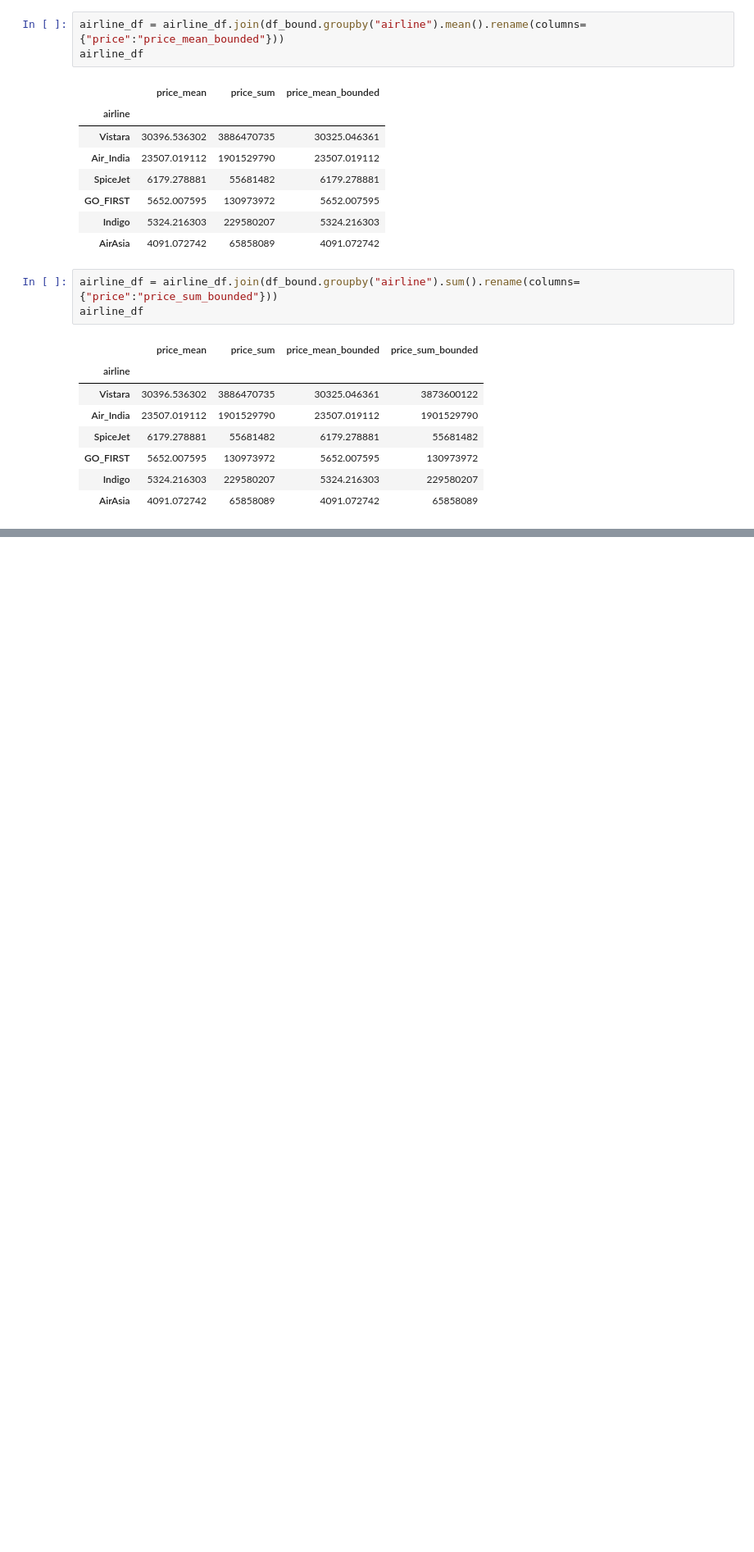
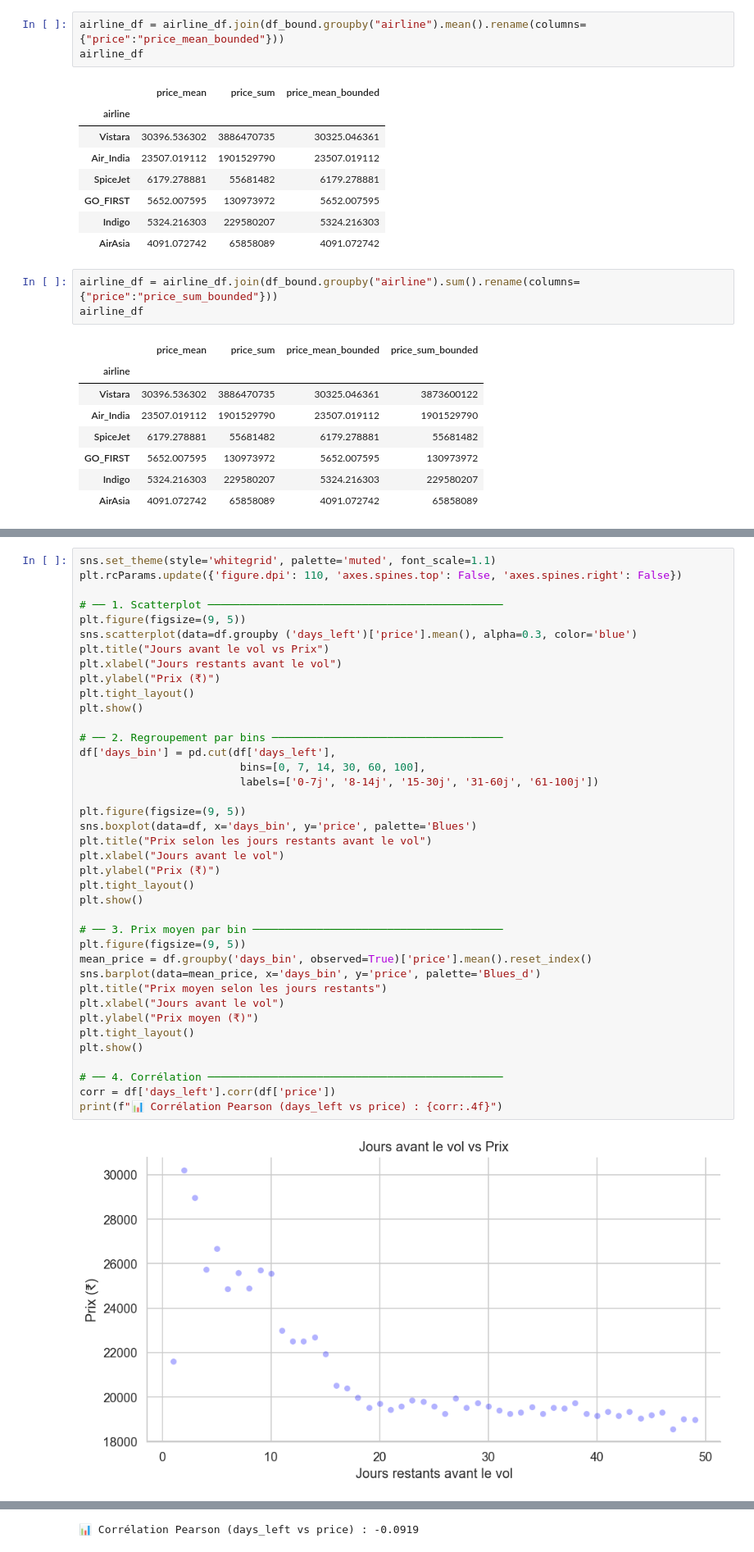
Before and after one commit to nouresho/Pr-diction-du-prix-des-billets-d-avion, a Jupyter notebook: 01_EDA.ipynb, the cells around one changed output, grey strips where cells are left out. Shown at 82% size. Cells and saved outputs as stored; diff of their text form; blank space fills up the shorter version.

```diff
--- a/01_EDA.ipynb
+++ b/01_EDA.ipynb
@@ -409,0 +416,41 @@ airline_df
+# %%
+sns.set_theme(style='whitegrid', palette='muted', font_scale=1.1)
+plt.rcParams.update({'figure.dpi': 110, 'axes.spines.top': False, 'axes.spines.right': False})
+
+# ── 1. Scatterplot ──────────────────────────────────────────────
+plt.figure(figsize=(9, 5))
+sns.scatterplot(data=df.groupby ('days_left')['price'].mean(), alpha=0.3, color='blue')
+plt.title("Jours avant le vol vs Prix")
+plt.xlabel("Jours restants avant le vol")
+plt.ylabel("Prix (₹)")
+plt.tight_layout()
+plt.show()
+
+# ── 2. Regroupement par bins ────────────────────────────────────
+df['days_bin'] = pd.cut(df['days_left'],
+                         bins=[0, 7, 14, 30, 60, 100],
+                         labels=['0-7j', '8-14j', '15-30j', '31-60j', '61-100j'])
+
+plt.figure(figsize=(9, 5))
+sns.boxplot(data=df, x='days_bin', y='price', palette='Blues')
+plt.title("Prix selon les jours restants avant le vol")
+plt.xlabel("Jours avant le vol")
+plt.ylabel("Prix (₹)")
+plt.tight_layout()
+plt.show()
+
+# ── 3. Prix moyen par bin ───────────────────────────────────────
+plt.figure(figsize=(9, 5))
+mean_price = df.groupby('days_bin', observed=True)['price'].mean().reset_index()
+sns.barplot(data=mean_price, x='days_bin', y='price', palette='Blues_d')
+plt.title("Prix moyen selon les jours restants")
+plt.xlabel("Jours avant le vol")
+plt.ylabel("Prix moyen (₹)")
+plt.tight_layout()
+plt.show()
+
+# ── 4. Corrélation ──────────────────────────────────────────────
+corr = df['days_left'].corr(df['price'])
+print(f"📊 Corrélation Pearson (days_left vs price) : {corr:.4f}")
+# %% [output]
+[figure, added]
@@ -409,0 +465 @@ airline_df
+📊 Corrélation Pearson (days_left vs price) : -0.0919
```
Also changed, not shown: parts of 6 cells of this notebook.
